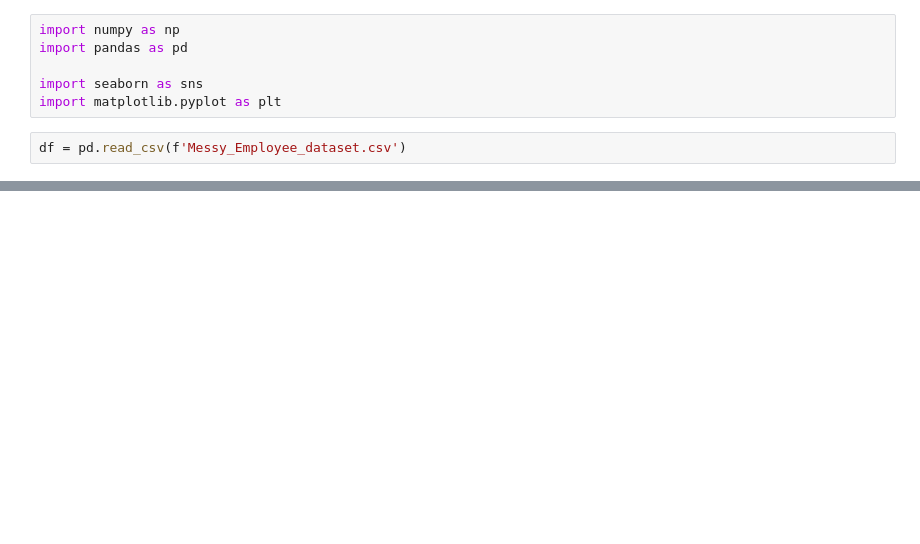
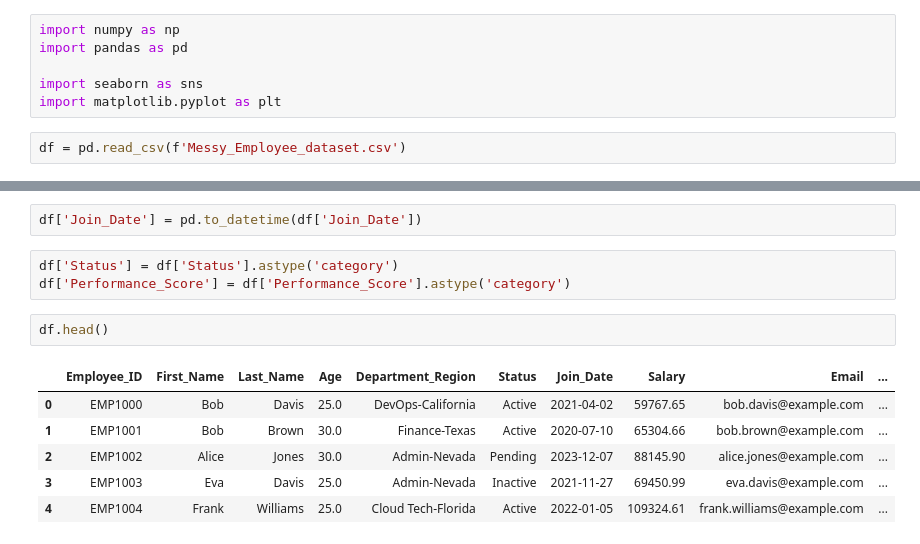
Before and after one commit to ZippoAI/Data_Cleaning, a Jupyter notebook: Employee-Dataset/Employee_Dataset.ipynb, the cells around one changed output, grey strips where cells are left out. Drawn from its saved outputs; the diff is of its cells as text; blank space fills up the shorter version.

```diff
--- a/Employee-Dataset/Employee_Dataset.ipynb
+++ b/Employee-Dataset/Employee_Dataset.ipynb
@@ -24,0 +137,14 @@ df
+# %%
+df['Join_Date'] = pd.to_datetime(df['Join_Date'])
+# %%
+df['Status'] = df['Status'].astype('category')
+df['Performance_Score'] = df['Performance_Score'].astype('category')
+# %%
+df.head()
+# %% [output]
+|  | Employee_ID | First_Name | Last_Name | Age | Department_Region | Status | Join_Date | Salary | Email | ... |
+| 0 | EMP1000 | Bob | Davis | 25.0 | DevOps-California | Active | 2021-04-02 | 59767.65 | bob.davis@example.com | ... |
+| 1 | EMP1001 | Bob | Brown | 30.0 | Finance-Texas | Active | 2020-07-10 | 65304.66 | bob.brown@example.com | ... |
+| 2 | EMP1002 | Alice | Jones | 30.0 | Admin-Nevada | Pending | 2023-12-07 | 88145.90 | alice.jones@example.com | ... |
+| 3 | EMP1003 | Eva | Davis | 25.0 | Admin-Nevada | Inactive | 2021-11-27 | 69450.99 | eva.davis@example.com | ... |
+| 4 | EMP1004 | Frank | Williams | 25.0 | Cloud Tech-Florida | Active | 2022-01-05 | 109324.61 | frank.williams@example.com | ... |
```
Also changed, not shown: parts of 34 cells of this notebook, 1 other file.
